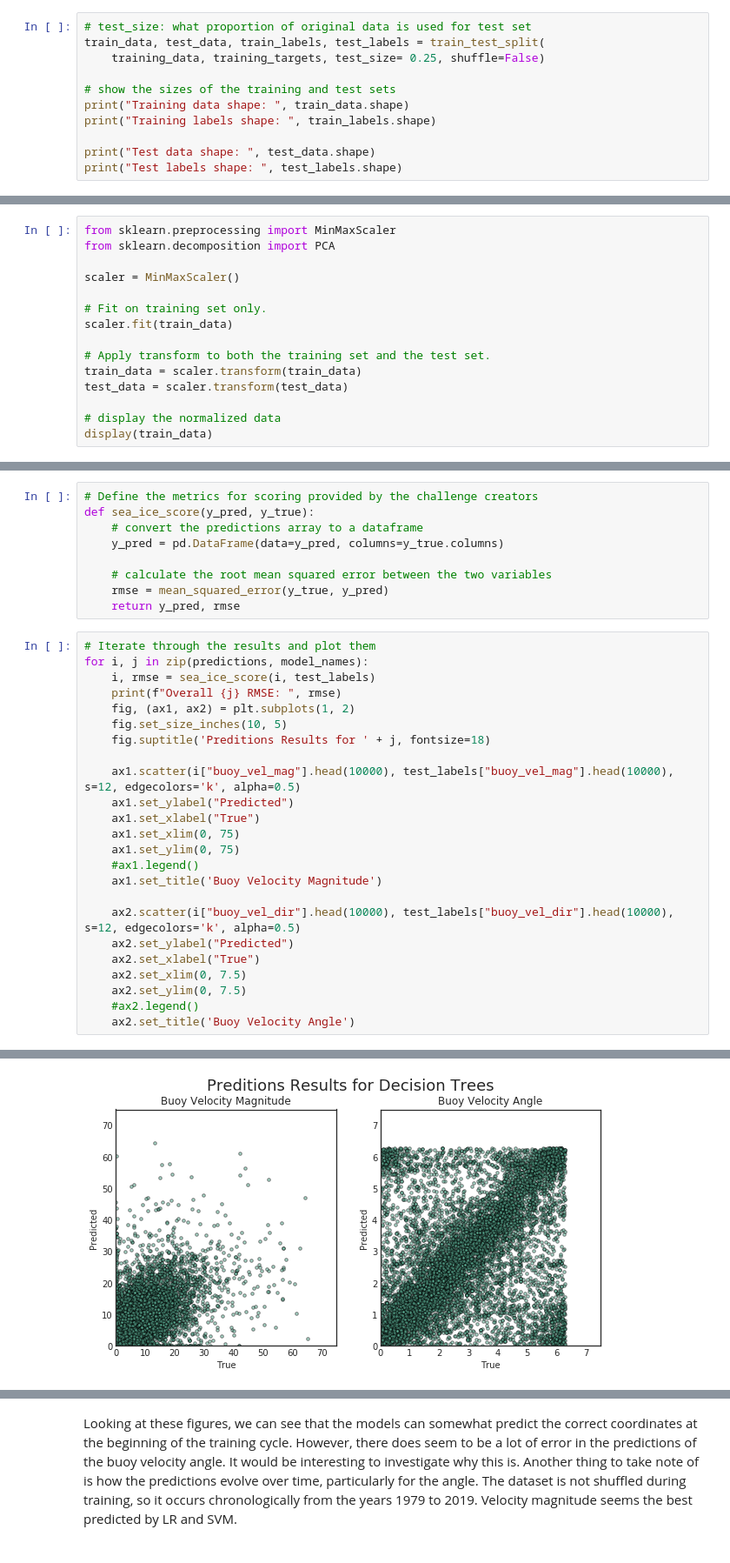
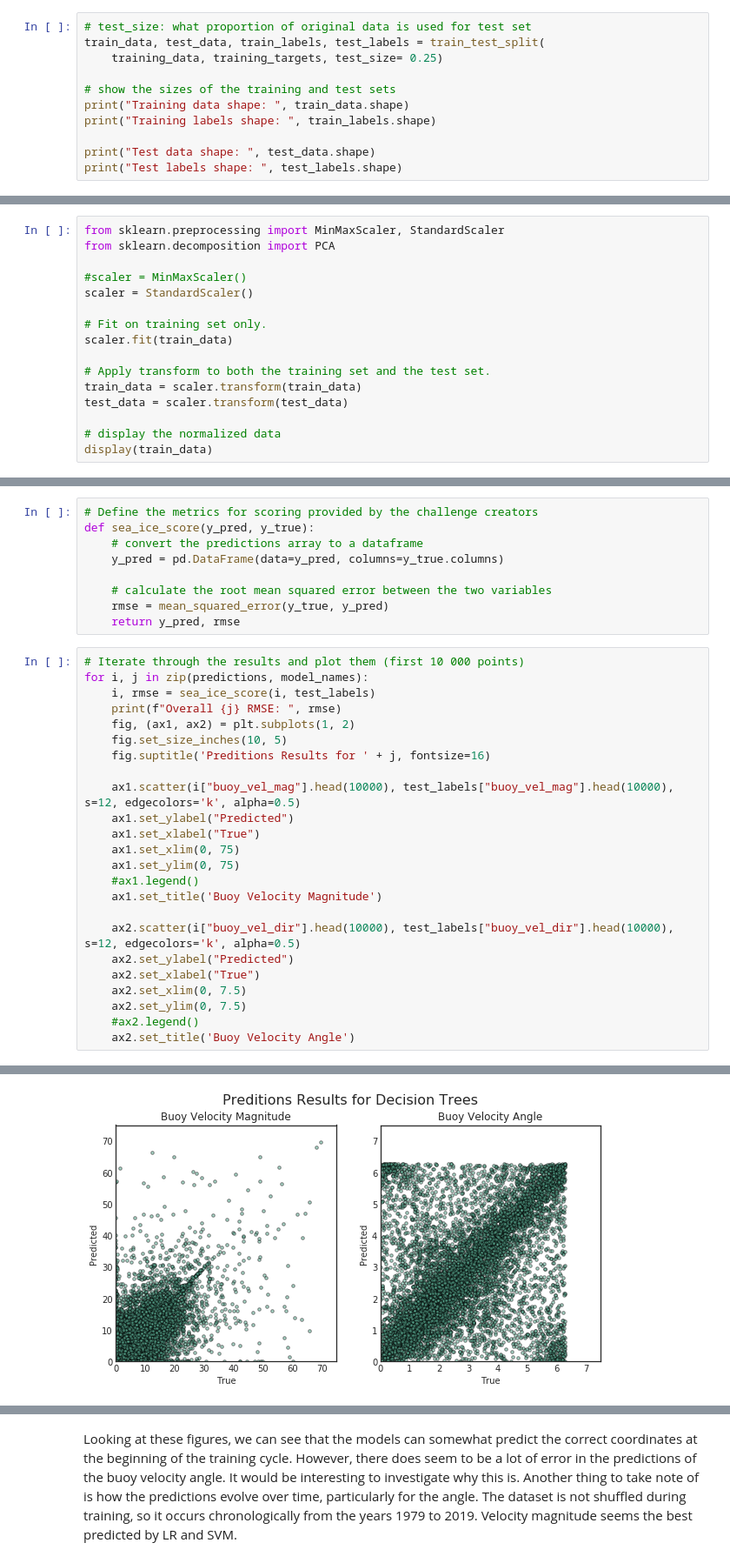
Before and after one commit to Climate-Crisis-AI-Team-Vel-Ice/sea-ice-challenge, a Jupyter notebook: sea_ice_data_ML_analysis_POST_HACKATHON.ipynb, the cells around one changed output, grey strips where cells are left out. Shown at 87% size. Saved outputs shown, nothing was run; the diff lists cells and outputs as text.

Commit message:
Added more details on training on model evaluation
Refined ML analysis and added repeated k-fold cross validation, option to scale using MinMaxScaler or StandardScaler.

```diff
--- a/sea_ice_data_ML_analysis_POST_HACKATHON.ipynb
+++ b/sea_ice_data_ML_analysis_POST_HACKATHON.ipynb
@@ -163,7 +175,7 @@ Split the dataset into training and validation sets.
 # %%
 # test_size: what proportion of original data is used for test set
 train_data, test_data, train_labels, test_labels = train_test_split(
-    training_data, training_targets, test_size= 0.25, shuffle=False)
+    training_data, training_targets, test_size= 0.25)
 
 # show the sizes of the training and test sets
 print("Training data shape: ", train_data.shape)
@@ -181,10 +193,11 @@ Test labels shape:  (81761, 2)
 
 Standardization of a dataset is a common requirement for many machine learning estimators: they might behave badly if the individual feature do not more or less look like standard normally distributed data
 # %%
-from sklearn.preprocessing import MinMaxScaler
+from sklearn.preprocessing import MinMaxScaler, StandardScaler
 from sklearn.decomposition import PCA
 
-scaler = MinMaxScaler()
+#scaler = MinMaxScaler()
+scaler = StandardScaler()
 
 # Fit on training set only.
 scaler.fit(train_data)
@@ -404,13 +460,13 @@ def sea_ice_score(y_pred, y_true):
     rmse = mean_squared_error(y_true, y_pred)
     return y_pred, rmse
 # %%
-# Iterate through the results and plot them
+# Iterate through the results and plot them (first 10 000 points)
 for i, j in zip(predictions, model_names):
     i, rmse = sea_ice_score(i, test_labels)
     print(f"Overall {j} RMSE: ", rmse)
     fig, (ax1, ax2) = plt.subplots(1, 2)
     fig.set_size_inches(10, 5)
-    fig.suptitle('Preditions Results for ' + j, fontsize=18)
+    fig.suptitle('Preditions Results for ' + j, fontsize=16)
 
     ax1.scatter(i["buoy_vel_mag"].head(10000), test_labels["buoy_vel_mag"].head(10000), s=12, edgecolors='k', alpha=0.5)
     ax1.set_ylabel("Predicted")
@@ -437 +493 @@ Overall SVM RMSE:  21.882083057741646
-[figure, old version]
+[figure, new version]
```
Also changed, not shown: parts of 17 cells of this notebook, 1 other file.
